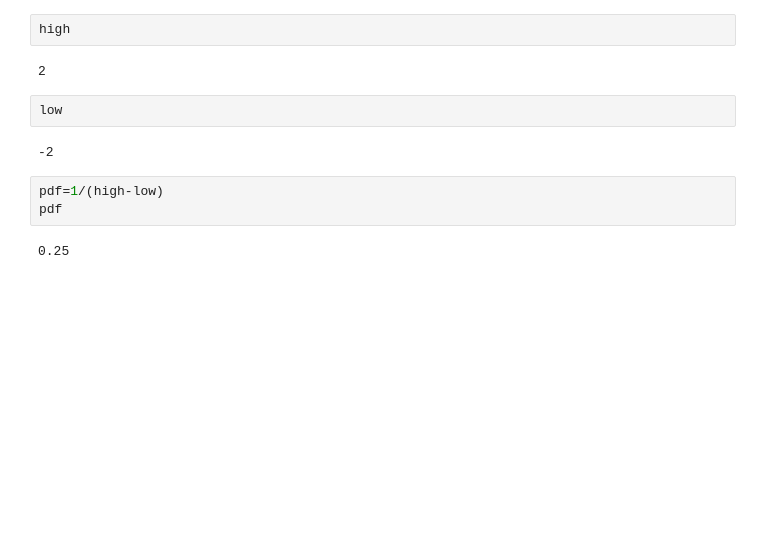
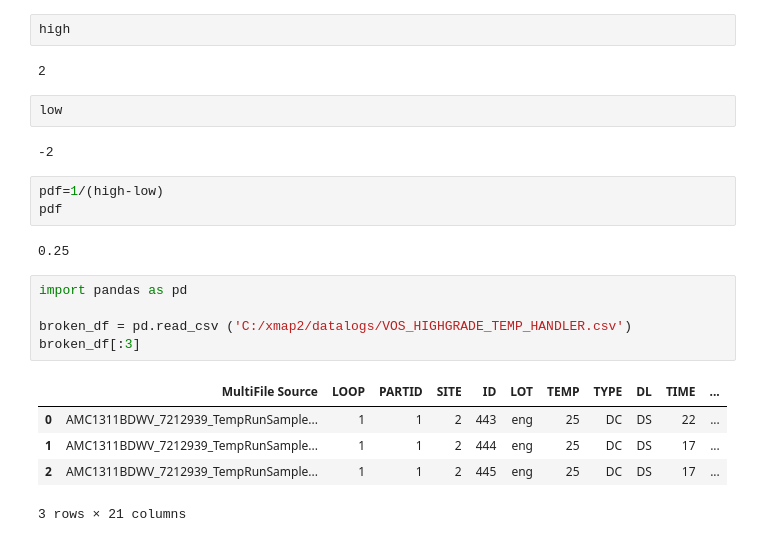
Before and after one commit to CodeDummy/JupyterML, a Jupyter notebook: JupyterLearning.ipynb, the cells around one changed output. Drawn from its saved outputs; the diff is of its cells as text; blank space fills up the shorter version.

```diff
--- a/JupyterLearning.ipynb
+++ b/JupyterLearning.ipynb
@@ -365,3 +368,14 @@ pdf=1/(high-low)
 pdf
 # %% [output]
 0.25
+# %%
+import pandas as pd
+
+broken_df = pd.read_csv ('C:/xmap2/datalogs/VOS_HIGHGRADE_TEMP_HANDLER.csv')
+broken_df[:3]
+# %% [output]
+|  | MultiFile Source | LOOP | PARTID | SITE | ID | LOT | TEMP | TYPE | DL | TIME | ... |
+| 0 | AMC1311BDWV_7212939_TempRunSample... | 1 | 1 | 2 | 443 | eng | 25 | DC | DS | 22 | ... |
+| 1 | AMC1311BDWV_7212939_TempRunSample... | 1 | 1 | 2 | 444 | eng | 25 | DC | DS | 17 | ... |
+| 2 | AMC1311BDWV_7212939_TempRunSample... | 1 | 1 | 2 | 445 | eng | 25 | DC | DS | 17 | ... |
+3 rows × 21 columns
```
Also changed, not shown: parts of 7 cells of this notebook.
